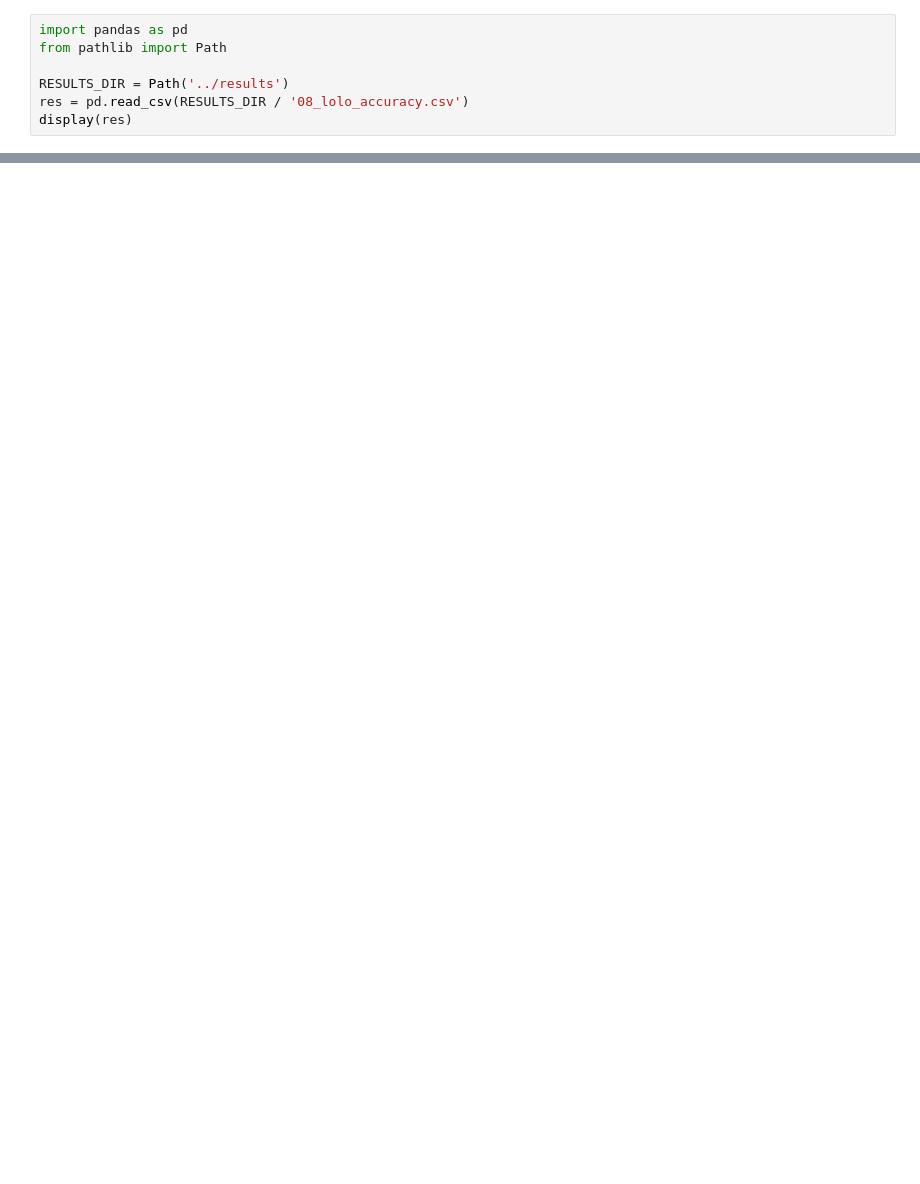
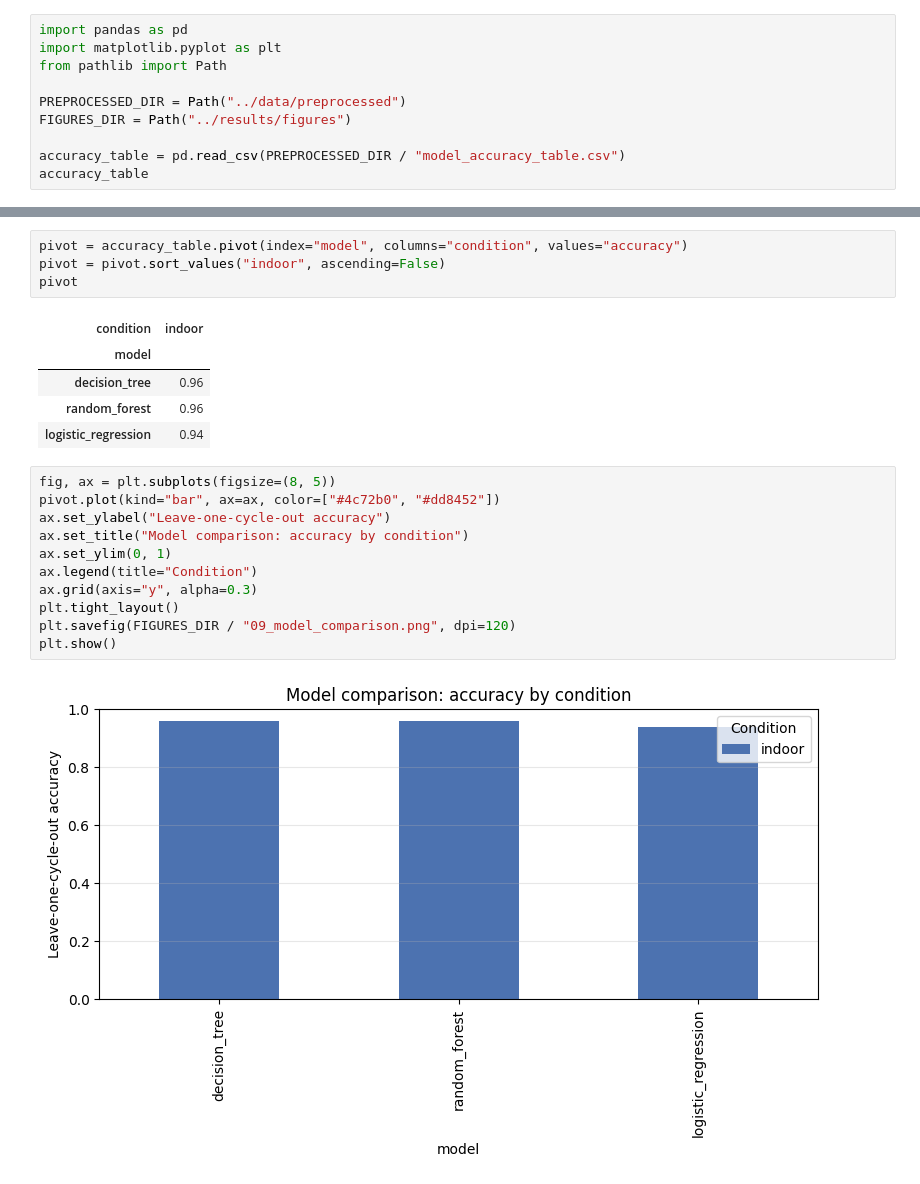
Before and after one commit to Sakhiur2022/HydroSense, a Jupyter notebook: ml/notebooks/09_model_comparison_and_selection.ipynb, the cells around one changed output, grey strips where cells are left out. Drawn from its saved outputs; the diff is of its cells as text; blank space fills up the shorter version.

```diff
--- a/ml/notebooks/09_model_comparison_and_selection.ipynb
+++ b/ml/notebooks/09_model_comparison_and_selection.ipynb
@@ -8,7 +13,10 @@
 # %%
 import pandas as pd
+import matplotlib.pyplot as plt
 from pathlib import Path
 
-RESULTS_DIR = Path('../results')
-res = pd.read_csv(RESULTS_DIR / '08_lolo_accuracy.csv')
-display(res)
+PREPROCESSED_DIR = Path("../data/preprocessed")
+FIGURES_DIR = Path("../results/figures")
+
+accuracy_table = pd.read_csv(PREPROCESSED_DIR / "model_accuracy_table.csv")
+accuracy_table
@@ -43,0 +30,23 @@ print('Decision tree selected for deployment.')
+# %%
+pivot = accuracy_table.pivot(index="model", columns="condition", values="accuracy")
+pivot = pivot.sort_values("indoor", ascending=False)
+pivot
+# %% [output]
+| condition | indoor |
+| model |  |
+| decision_tree | 0.96 |
+| random_forest | 0.96 |
+| logistic_regression | 0.94 |
+# %%
+fig, ax = plt.subplots(figsize=(8, 5))
+pivot.plot(kind="bar", ax=ax, color=["#4c72b0", "#dd8452"])
+ax.set_ylabel("Leave-one-cycle-out accuracy")
+ax.set_title("Model comparison: accuracy by condition")
+ax.set_ylim(0, 1)
+ax.legend(title="Condition")
+ax.grid(axis="y", alpha=0.3)
+plt.tight_layout()
+plt.savefig(FIGURES_DIR / "09_model_comparison.png", dpi=120)
+plt.show()
+# %% [output]
+[figure, added]
```
Also changed, not shown: parts of 11 cells of this notebook, 2 other files.
